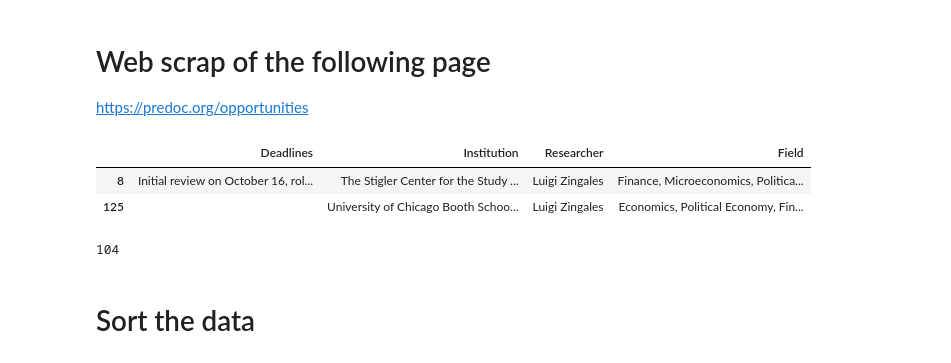
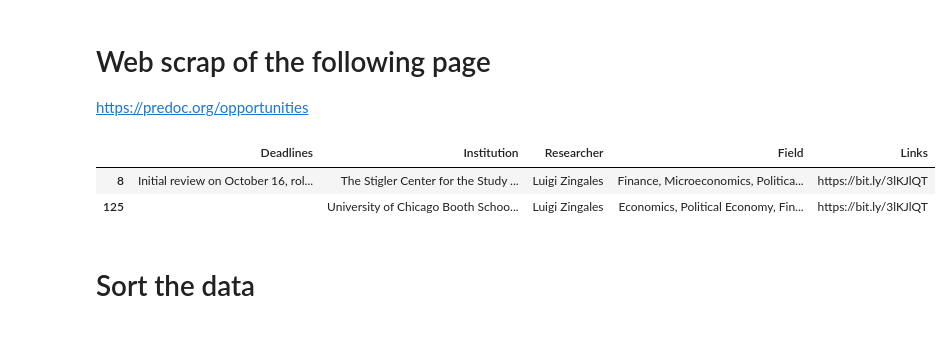
Before and after one commit to YounSooKimTech/Joy_Automation, a Jupyter notebook: PreDocWebsiteScrap.ipynb, the cells around one changed output. Drawn from its saved outputs; the diff is of its cells as text; code cells hidden in the pictures.

```diff
--- a/PreDocWebsiteScrap.ipynb
+++ b/PreDocWebsiteScrap.ipynb
@@ -17,3 +17,15 @@ import requests
 url = "https://predoc.org/ra-opportunities"
 response = requests.get(url, verify=False)
 soup = BeautifulSoup(response.text, 'html.parser')
+# %%
+div_tags = soup.find_all("div", class_ = "body-copy")
+
+h_links = []
+
+for div_tag in div_tags:
+  li_tags = div_tag.find_all("li")
+  for li_tag in li_tags:
+    a_tag = li_tag.find("a")
+    h_links.append(a_tag["href"])
+
+h_links
@@ -99,19 +135,27 @@ for copy_div in copy_divs:
     deadlines.append(temp_dead_split[1])
   else:
     deadlines.append("")
+# %%
+copy_divs = soup.find_all('div', class_='copy')
+h_links = []
+
+for copy_div in copy_divs:
+  a_tag = copy_div.find("a")
+  h_links.append(a_tag["href"])
 # %%
 import pandas as pd
 
 df_op = pd.DataFrame({"Deadlines": deadlines,
                       "Institution":institutions,
                       "Researcher": researchers,
-                      "Field":fields})
+                      "Field":fields,
+                      "Links":h_links})
 
 df_op[df_op["Researcher"] == "Luigi Zingales"]
 # %% [output]
-|  | Deadlines | Institution | Researcher | Field |
-| 8 | Initial review on October 16, rol... | The Stigler Center for the Study ... | Luigi Zingales | Finance, Microeconomics, Politica... |
-| 125 |  | University of Chicago Booth Schoo... | Luigi Zingales | Economics, Political Economy, Fin... |
+|  | Deadlines | Institution | Researcher | Field | Links |
+| 8 | Initial review on October 16, rol... | The Stigler Center for the Study ... | Luigi Zingales | Finance, Microeconomics, Politica... | https://bit.ly/3lKJlQT |
+| 125 |  | University of Chicago Booth Schoo... | Luigi Zingales | Economics, Political Economy, Fin... | https://bit.ly/3lKJlQT |
 # %%
 import numpy as np
 
@@ -125,10 +169,6 @@ df_op.loc[df_op['Deadline'].isna() & df_op['Deadlines'].str.contains(r'(?i)ASAP'
 df_op = df_op[(df_op["Deadlines"] != "")]
 df_op = df_op[(df_op["Deadline"] != "")]
 df_op = df_op.dropna(subset="Deadline")
-# %%
-len(df_op)
-# %% [output]
-104
 # %% [markdown]
 # Sort the data
 # %%
```
Also changed, not shown: parts of 21 cells of this notebook.
